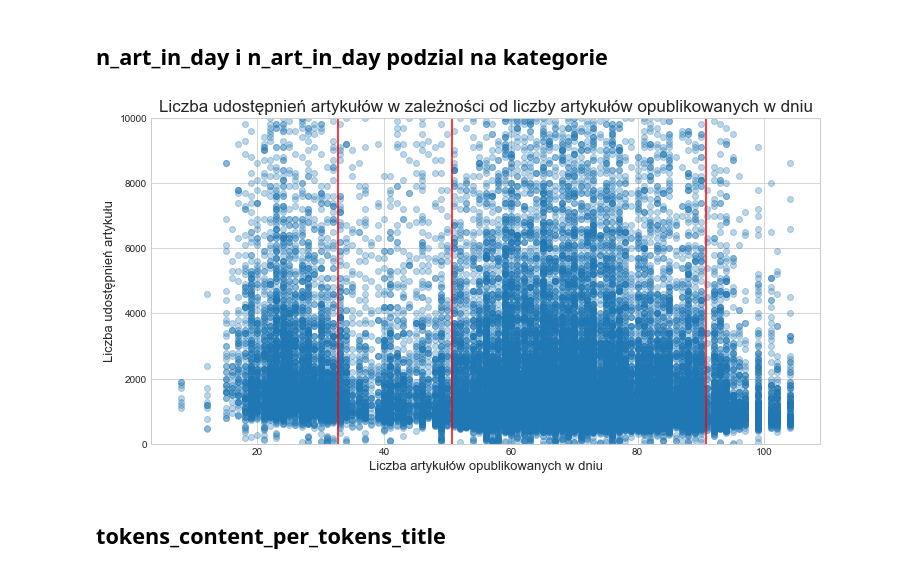
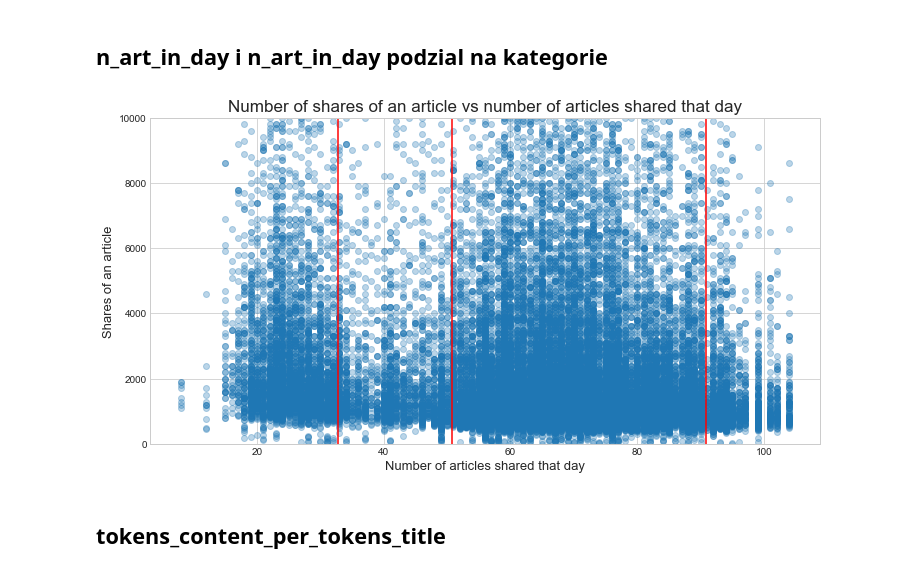
Before and after one commit to msarnacki/online-news-popularity-classification, a Jupyter notebook: news_popularity.ipynb, the cells around one changed output. Drawn from its saved outputs; the diff is of its cells as text; code cells hidden in the pictures.

```diff
--- a/news_popularity.ipynb
+++ b/news_popularity.ipynb
@@ -261,30 +259,31 @@ df['n_art_in_day'] = df['shares'].groupby(df['timedelta']).transform('count')
 # %%
 fig, ax = plt.subplots(figsize=(12,6))
 ax.scatter(df['n_art_in_day'], df["shares"],alpha=0.3)
 
 line = mlines.Line2D([0.28, 0.28], [1,0], color='red')
 transform = ax.transAxes
 line.set_transform(transform)
 ax.add_line(line)
 
 line = mlines.Line2D([0.45, 0.45], [1,0], color='red')
 transform = ax.transAxes
 line.set_transform(transform)
 ax.add_line(line)
 
 line = mlines.Line2D([0.83, 0.83], [1,0], color='red')
 transform = ax.transAxes
 line.set_transform(transform)
 ax.add_line(line)
 
-ax.set_title("Liczba udostępnień artykułów w zależności od liczby artykułów opublikowanych w dniu",fontsize=17)
-ax.set_ylabel("Liczba udostępnień artykułu",fontsize=13)
-ax.set_xlabel("Liczba artykułów opublikowanych w dniu",fontsize=13)
+#ax.set_title("Liczba udostępnień artykułów w zależności od liczby artykułów opublikowanych w dniu",fontsize=17)
+ax.set_title("Number of shares of an article vs number of articles shared that day",fontsize=17)
+ax.set_ylabel("Shares of an article",fontsize=13)
+ax.set_xlabel("Number of articles shared that day",fontsize=13)
 ax.set_ylim(0, 10000)
 plt.savefig("img/shares_n_art_day.png")
 plt.show()
 # %% [output]
-[figure, old version]
+[figure, new version]
 # %%
 conditions = [
     (df['n_art_in_day'] < 32),
```
Also changed, not shown: parts of 9 cells of this notebook, 14 other files.
